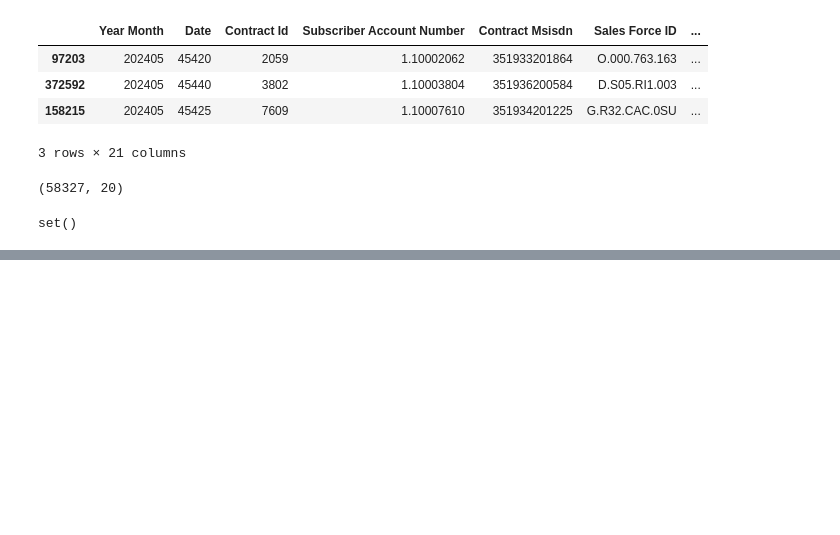
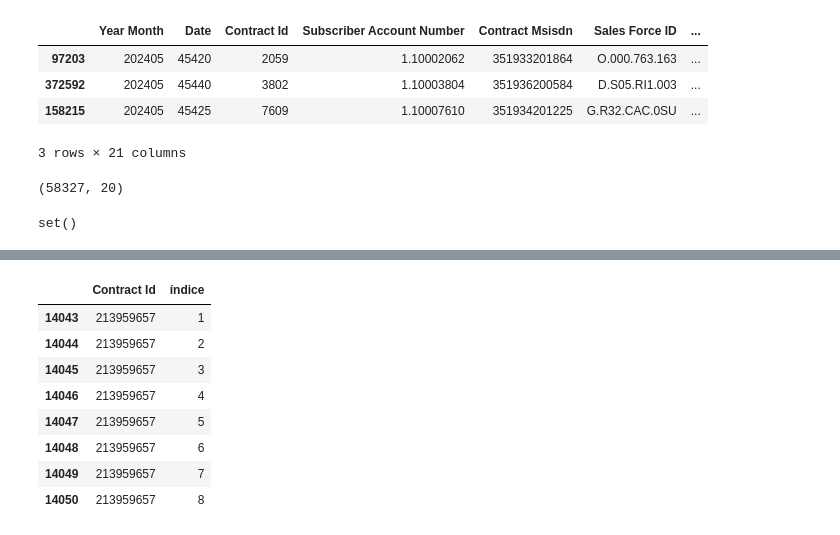
Before and after one commit to josepmatias/ONE, a Jupyter notebook: Untitled5.ipynb, the cells around one changed output, grey strips where cells are left out. Cells and saved outputs as stored; diff of their text form; code cells hidden in the pictures; blank space fills up the shorter version.

```diff
--- a/Untitled5.ipynb
+++ b/Untitled5.ipynb
@@ -213,0 +224,14 @@ temporario
+# %%
+temporario.loc[temporario["índice"]==8, "Contract Id"]
+
+temporario[temporario["Contract Id"]==213959657]
+# %% [output]
+|  | Contract Id | índice |
+| 14043 | 213959657 | 1 |
+| 14044 | 213959657 | 2 |
+| 14045 | 213959657 | 3 |
+| 14046 | 213959657 | 4 |
+| 14047 | 213959657 | 5 |
+| 14048 | 213959657 | 6 |
+| 14049 | 213959657 | 7 |
+| 14050 | 213959657 | 8 |
```
Also changed, not shown: parts of 4 cells of this notebook.
